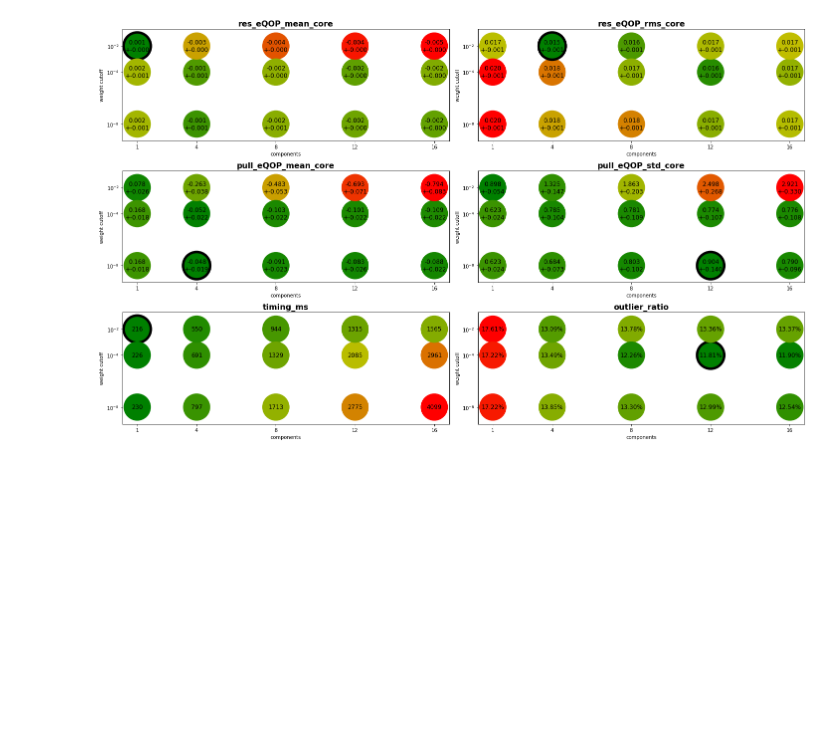
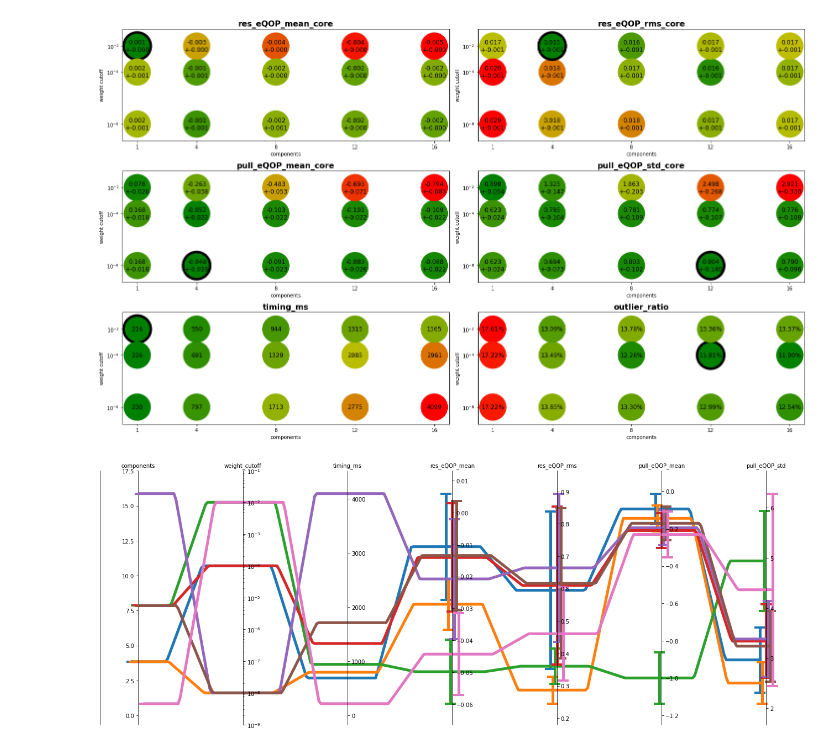
Before and after one commit to benjaminhuth/acts-gsf-scripts, a Jupyter notebook: notebooks/analyse_sweep.ipynb, the cells around one changed output. Drawn from its saved outputs; the diff is of its cells as text; code cells hidden in the pictures; blank space fills up the shorter version.

```diff
--- a/notebooks/analyse_sweep.ipynb
+++ b/notebooks/analyse_sweep.ipynb
@@ -117,0 +120,11 @@ plot_key_selection(key_selection_core, "summary_core.png")
+# %%
+fig, ax = parallel_coordinates(
+    sweep_result.loc[:6, ["components","weight_cutoff","timing_ms","res_eQOP_mean", "res_eQOP_rms","pull_eQOP_mean", "pull_eQOP_std"]],
+    sweep_result.loc[:6, ["res_eQOP_mean_err", "res_eQOP_rms_err", "pull_eQOP_mean_err", "pull_eQOP_std_err"]],
+    "_err",
+    jitter_x=True,
+    log_columns=["weight_cutoff"],
+    lw=5
+)
+# %% [output]
+[figure, added]
```
Also changed, not shown: parts of 3 cells of this notebook, 6 other files.
